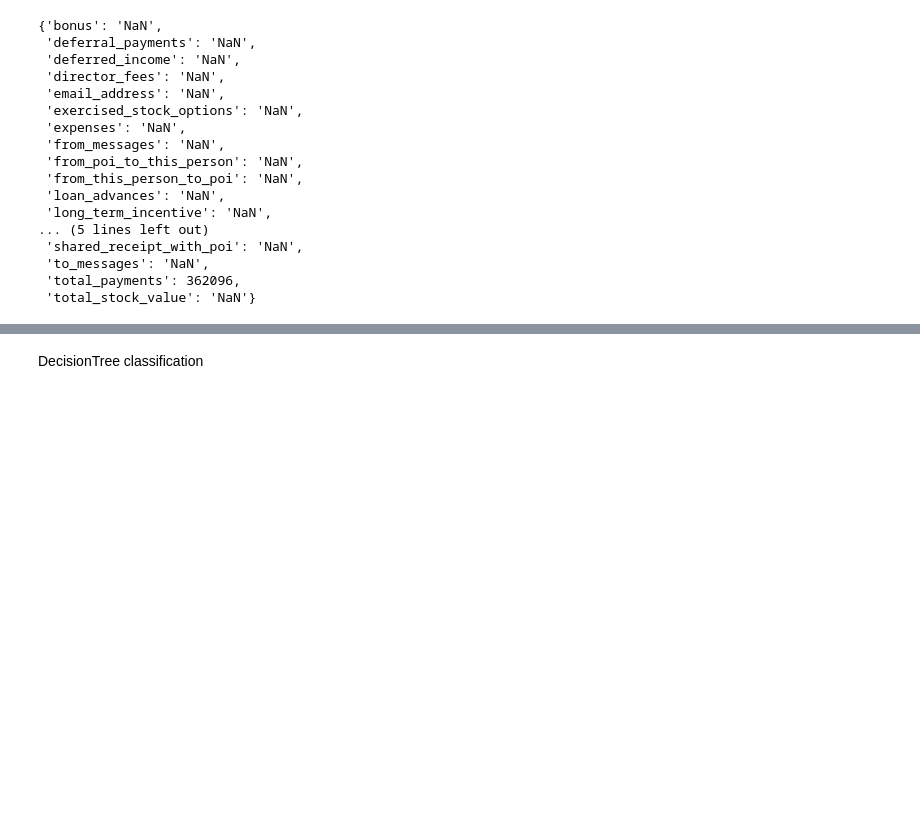
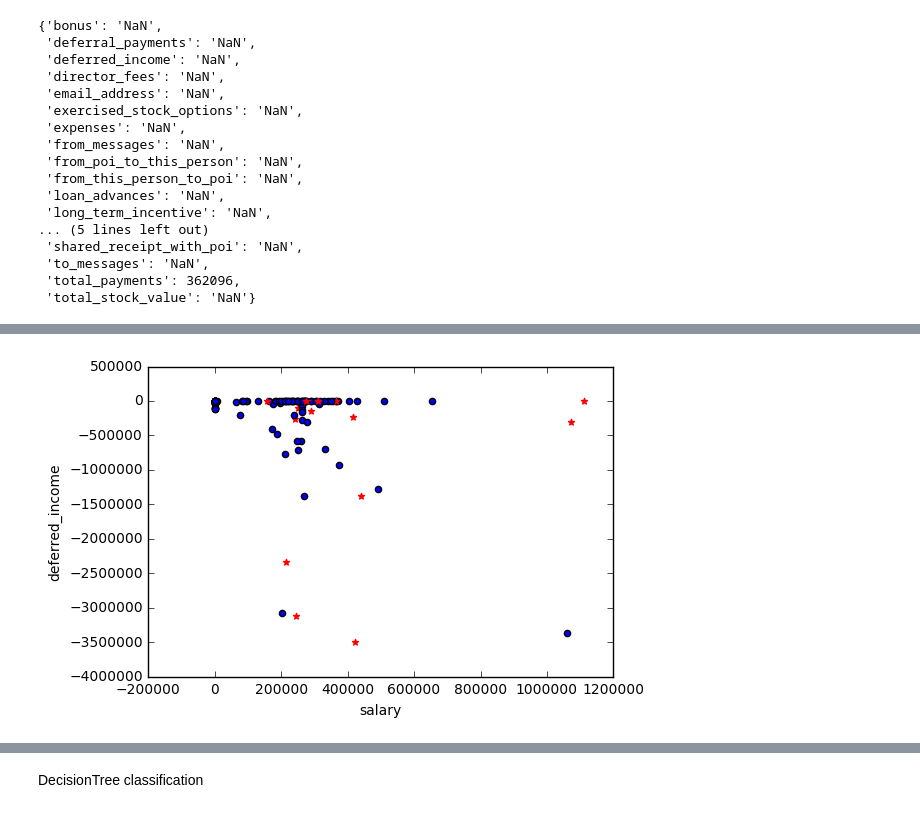
Before and after one commit to MANOJPATRA1991/intro_to_machine_learning, a Jupyter notebook: 15_project/poi_id.ipynb, the cells around one changed output, grey strips where cells are left out. Cells and saved outputs as stored; diff of their text form; code cells hidden in the pictures; blank space fills up the shorter version.

```diff
--- a/15_project/poi_id.ipynb
+++ b/15_project/poi_id.ipynb
@@ -333,0 +303,4 @@ labels, features = targetFeatureSplit(data)
+# %%
+plotFeatures(data, features_list, 'salary', 'deferred_income')
+# %% [output]
+[figure, added]
```
Also changed, not shown: parts of 177 cells of this notebook.
